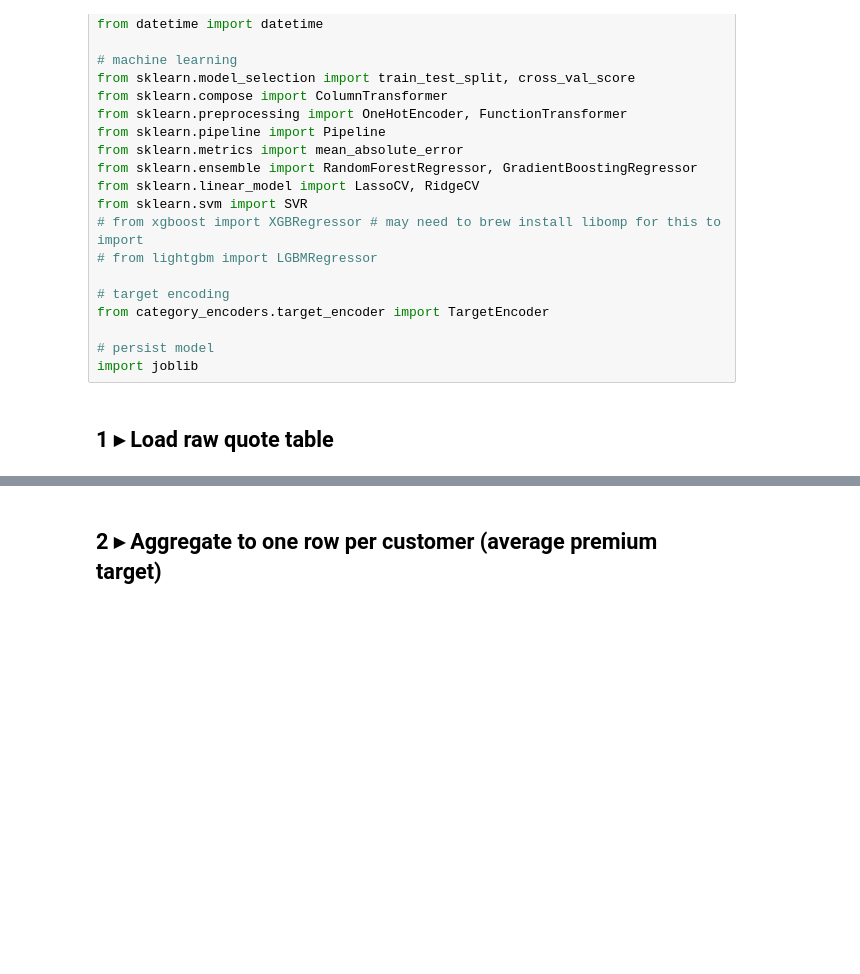
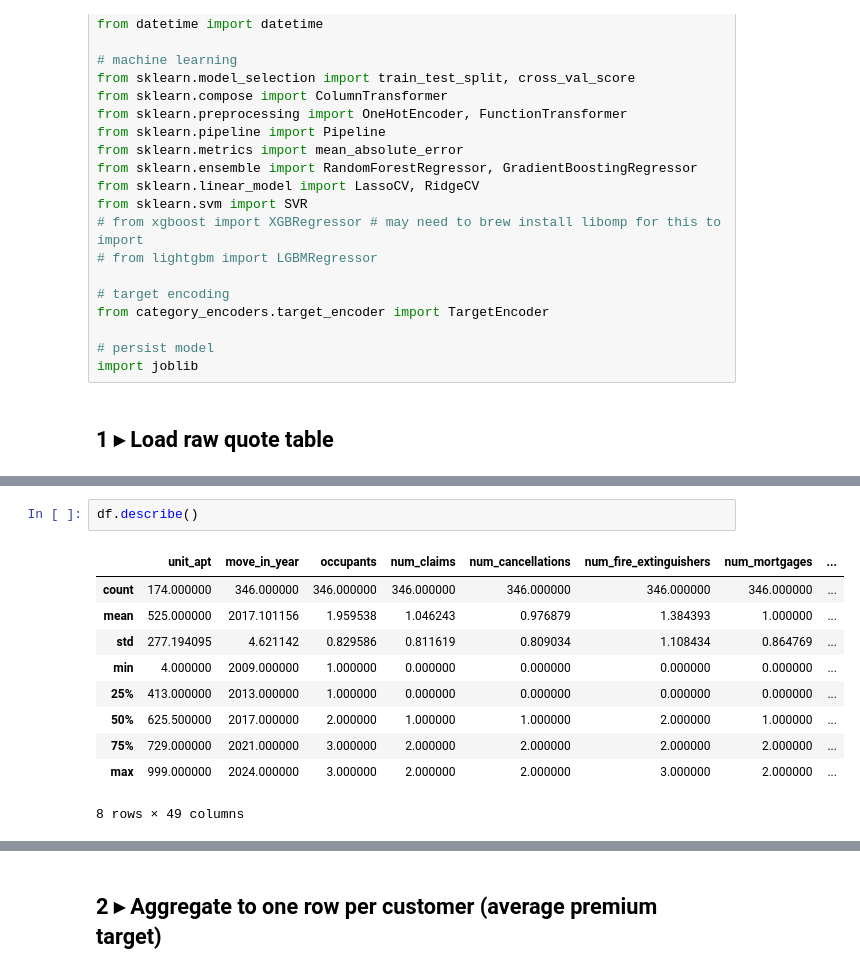
Before and after one commit to senchi-ins/senchi, a Jupyter notebook: experiments/rates/analysis/rate_predictor.ipynb, the cells around one changed output, grey strips where cells are left out. Cells and saved outputs as stored; diff of their text form; blank space fills up the shorter version.

```diff
--- a/experiments/rates/analysis/rate_predictor.ipynb
+++ b/experiments/rates/analysis/rate_predictor.ipynb
@@ -47,0 +67,13 @@ df.columns = df.columns.str.strip()
+# %%
+df.describe()
+# %% [output]
+|  | unit_apt | move_in_year | occupants | num_claims | num_cancellations | num_fire_extinguishers | num_mortgages | ... |
+| count | 174.000000 | 346.000000 | 346.000000 | 346.000000 | 346.000000 | 346.000000 | 346.000000 | ... |
+| mean | 525.000000 | 2017.101156 | 1.959538 | 1.046243 | 0.976879 | 1.384393 | 1.000000 | ... |
+| std | 277.194095 | 4.621142 | 0.829586 | 0.811619 | 0.809034 | 1.108434 | 0.864769 | ... |
+| min | 4.000000 | 2009.000000 | 1.000000 | 0.000000 | 0.000000 | 0.000000 | 0.000000 | ... |
+| 25% | 413.000000 | 2013.000000 | 1.000000 | 0.000000 | 0.000000 | 0.000000 | 0.000000 | ... |
+| 50% | 625.500000 | 2017.000000 | 2.000000 | 1.000000 | 1.000000 | 2.000000 | 1.000000 | ... |
+| 75% | 729.000000 | 2021.000000 | 3.000000 | 2.000000 | 2.000000 | 2.000000 | 2.000000 | ... |
+| max | 999.000000 | 2024.000000 | 3.000000 | 2.000000 | 2.000000 | 3.000000 | 2.000000 | ... |
+8 rows × 49 columns
```
Also changed, not shown: parts of 7 cells of this notebook, 8 other files.
